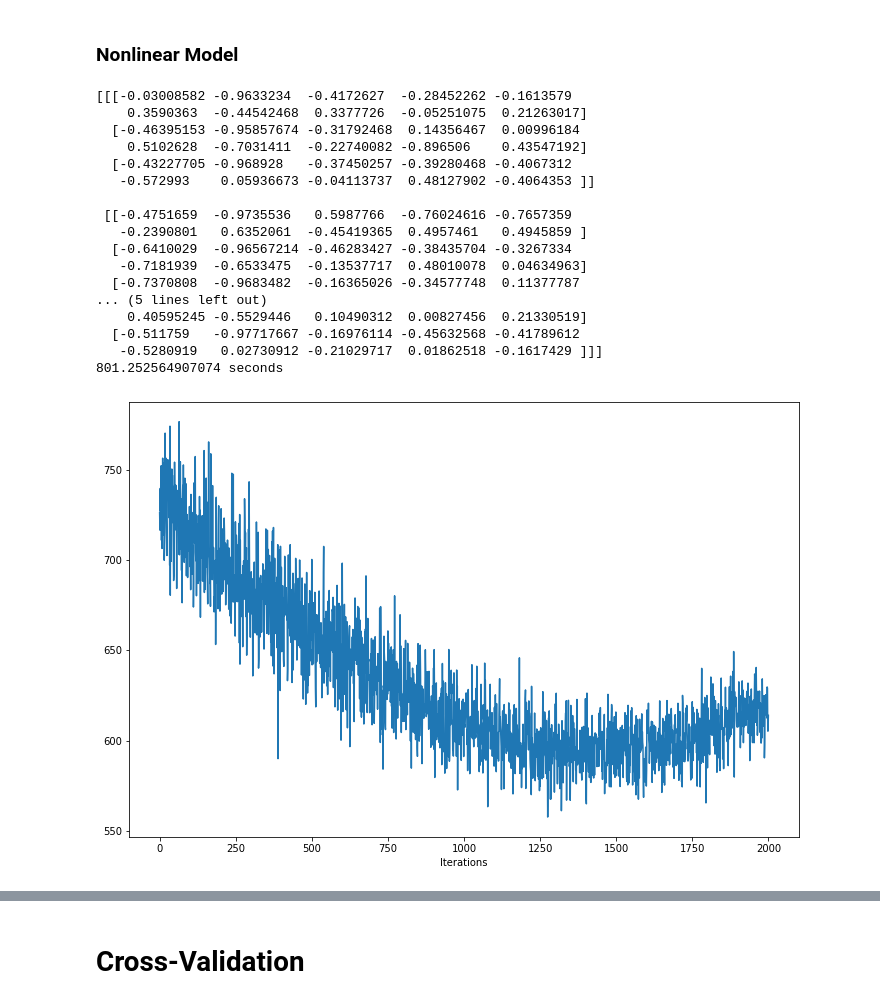
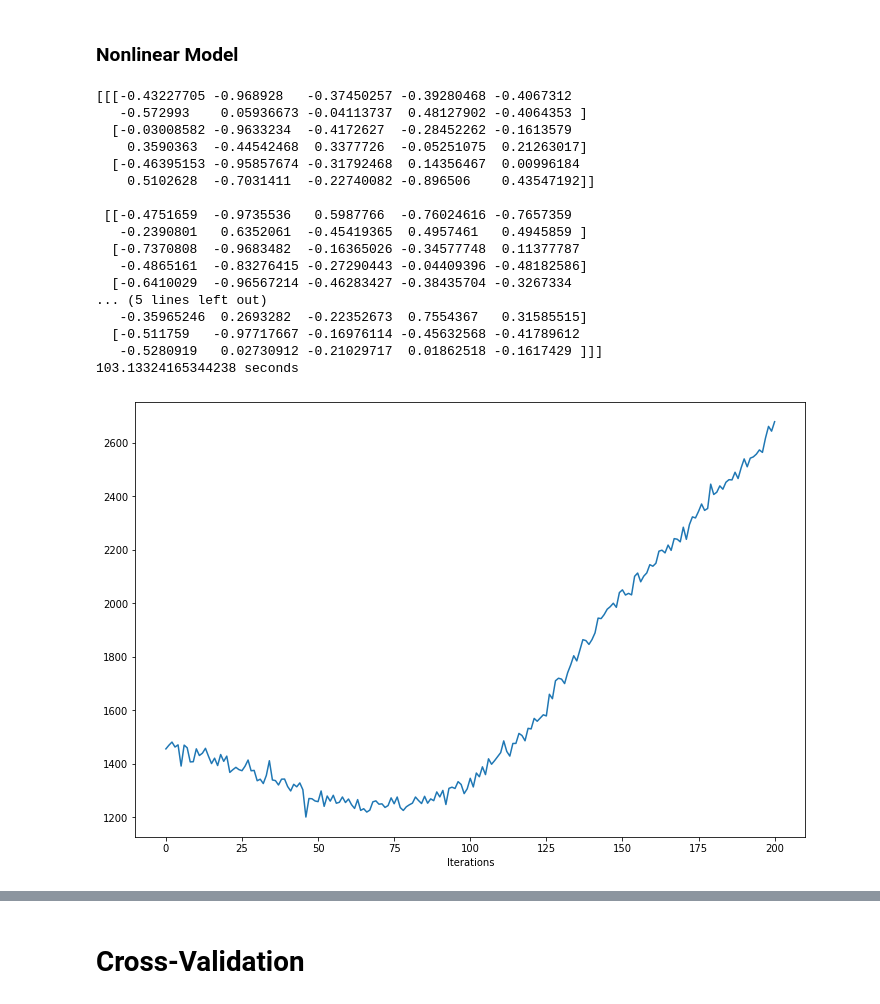
Before and after one commit to taylorhawks/globo-nonlinear-latent-factorization, a Jupyter notebook: Notebook.ipynb, the cells around one changed output, grey strips where cells are left out. Drawn from its saved outputs; the diff is of its cells as text; code cells hidden in the pictures.

```diff
--- a/Notebook.ipynb
+++ b/Notebook.ipynb
@@ -216,7 +215,7 @@ class LinearModel:
             return np.sum(
                 (
                     hinge_param + np.tensordot(U,Vdbar,axes=(1,2))[0]
-                    - np.tensordot(U,Vd,axes=(1,2))[0] < 0
+                    - np.tensordot(U,Vd,axes=(1,2))[0] > 0
                 ).repeat(
                     embedding_size
                 ).reshape(-1,size,embedding_size) * (Vdbar - Vd),
@@ -550,36 +700,36 @@ print(time() - start, 'seconds')
 # %%
 nm = NonlinearModel(df_sample,embeddings,size=8, embeddings_size=250, T=3)
 print(nm.U[0:3,:,0:10])
 
 start = time()
 nm.gradient_descent_nonlinear(
     test=True,
-    alpha=-0.0001,
+    alpha=-0.0025,
     gd_repeat=1,
-    max_iterations=2000,
-    test_size=32,
-    hinge_param = 100
+    max_iterations=200,
+    test_size=64,
+    hinge_param = 25
 )
 print(time() - start, 'seconds')
 # %% [output]
-[[[-0.03008582 -0.9633234  -0.4172627  -0.28452262 -0.1613579
+[[[-0.43227705 -0.968928   -0.37450257 -0.39280468 -0.4067312
+   -0.572993    0.05936673 -0.04113737  0.48127902 -0.4064353 ]
+  [-0.03008582 -0.9633234  -0.4172627  -0.28452262 -0.1613579
     0.3590363  -0.44542468  0.3377726  -0.05251075  0.21263017]
   [-0.46395153 -0.95857674 -0.31792468  0.14356467  0.00996184
-    0.5102628  -0.7031411  -0.22740082 -0.896506    0.43547192]
-  [-0.43227705 -0.968928   -0.37450257 -0.39280468 -0.4067312
-   -0.572993    0.05936673 -0.04113737  0.48127902 -0.4064353 ]]
+    0.5102628  -0.7031411  -0.22740082 -0.896506    0.43547192]]
 
  [[-0.4751659  -0.9735536   0.5987766  -0.76024616 -0.7657359
    -0.2390801   0.6352061  -0.45419365  0.4957461   0.4945859 ]
+  [-0.7370808  -0.9683482  -0.16365026 -0.34577748  0.11377787
+   -0.4865161  -0.83276415 -0.27290443 -0.04409396 -0.48182586]
   [-0.6410029  -0.96567214 -0.46283427 -0.38435704 -0.3267334
-   -0.7181939  -0.6533475  -0.13537717  0.48010078  0.04634963]
-  [-0.7370808  -0.9683482  -0.16365026 -0.34577748  0.11377787
 ... (5 lines left out)
-    0.40595245 -0.5529446   0.10490312  0.00827456  0.21330519]
+   -0.35965246  0.2693282  -0.22352673  0.7554367   0.31585515]
   [-0.511759   -0.97717667 -0.16976114 -0.45632568 -0.41789612
    -0.5280919   0.02730912 -0.21029717  0.01862518 -0.1617429 ]]]
-801.252564907074 seconds
+103.13324165344238 seconds
-[figure, old version]
+[figure, new version]
 # %%
 nm = NonlinearModel(df_sample,embeddings,size=8, embeddings_size=250, T=3)
 print(nm.U[0:3,:,0:10])
```
Also changed, not shown: parts of 18 cells of this notebook.
